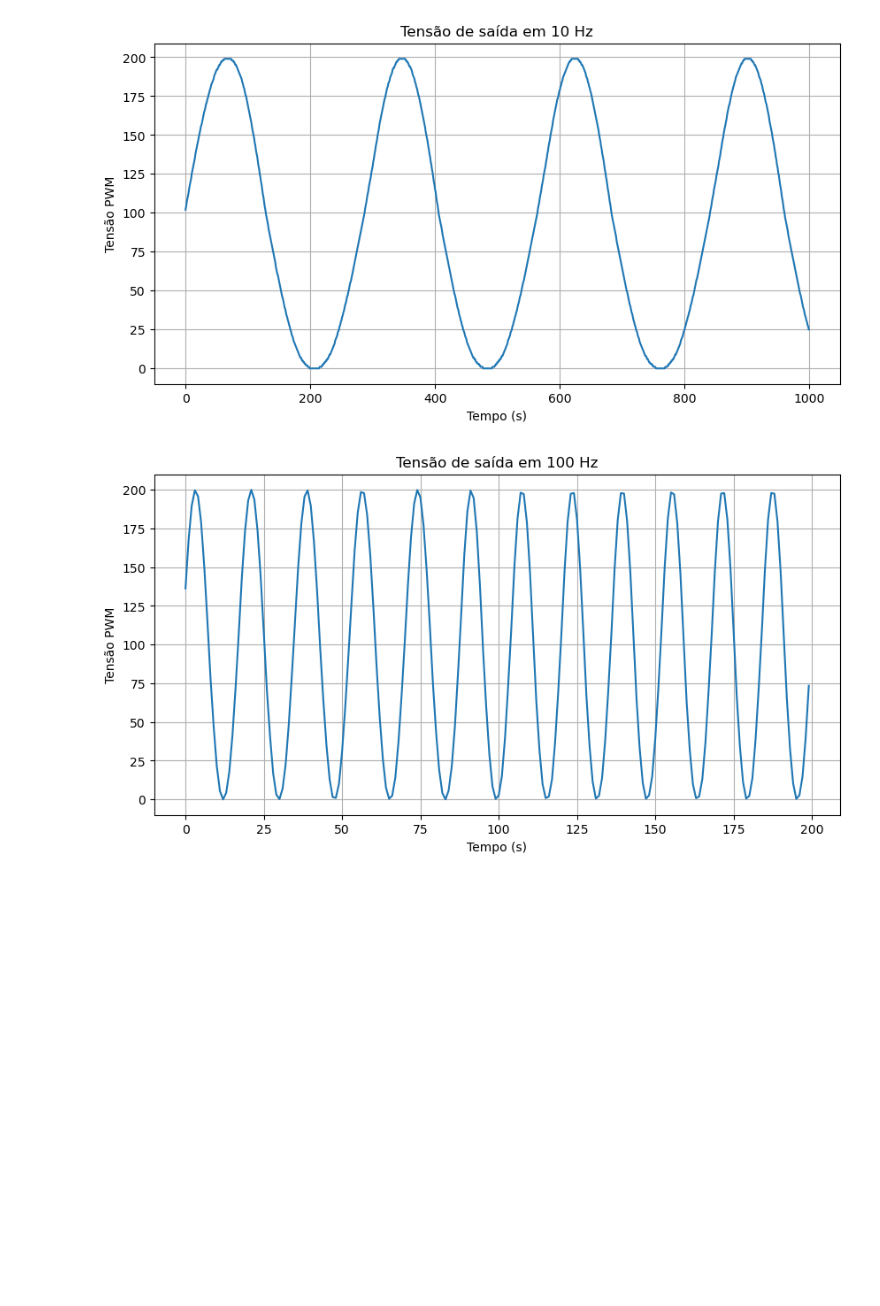
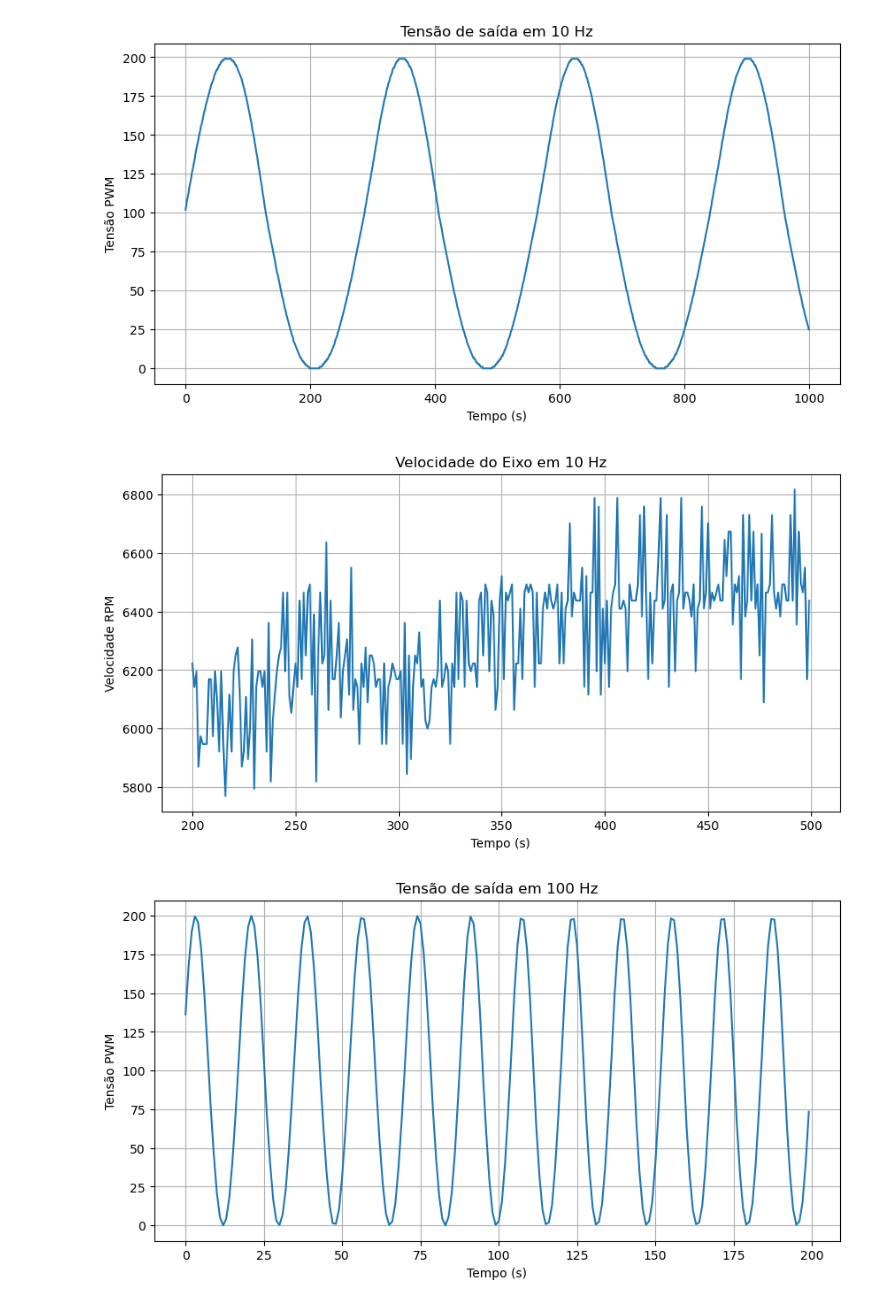
Before and after one commit to camillemotajf/lab_controle, a Jupyter notebook: plot_senoide.ipynb, the cells around one changed output. Saved outputs shown, nothing was run; the diff lists cells and outputs as text; code cells hidden in the pictures; blank space fills up the shorter version.

```diff
--- a/plot_senoide.ipynb
+++ b/plot_senoide.ipynb
@@ -10,6 +10,10 @@ data_01_out = pd.read_csv('dados_senoide_0.1hz.csv')
 
 # data_rpm = pd.read_csv('dados_rpm_100hz.csv')
 # data['Tempo'] = [float(x)*10**-6 for x in data['Tempo']]
+# %%
+data_10_in = pd.read_csv('dados_rpm_10hz.csv')
+data_100_in = pd.read_csv('dados_rpm_100hz.csv')
+data_01_in = pd.read_csv('dados_rpm_0.1hz.csv')
 # %%
 plt.figure(figsize=(10,5))
 # plt.plot(data['tempo'].iloc[5:100], data['tensao'].iloc[5:100], label= 'Senoide Ts = 1ms')
@@ -21,6 +25,17 @@ plt.grid()
 plt.show()
 # %% [output]
 [figure]
+# %%
+plt.figure(figsize=(10,5))
+# plt.plot(data['tempo'].iloc[5:100], data['tensao'].iloc[5:100], label= 'Senoide Ts = 1ms')
+plt.plot(data_100_in['rpm'].iloc[200:500])
+plt.xlabel('Tempo (s)')
+plt.ylabel('Velocidade RPM')
+plt.title('Velocidade do Eixo em 100 Hz')
+plt.grid()
+plt.show()
+# %% [output]
+[figure, added]
 # %%
 
 plt.figure(figsize=(10,5))
```
Also changed, not shown: 10 other files.
